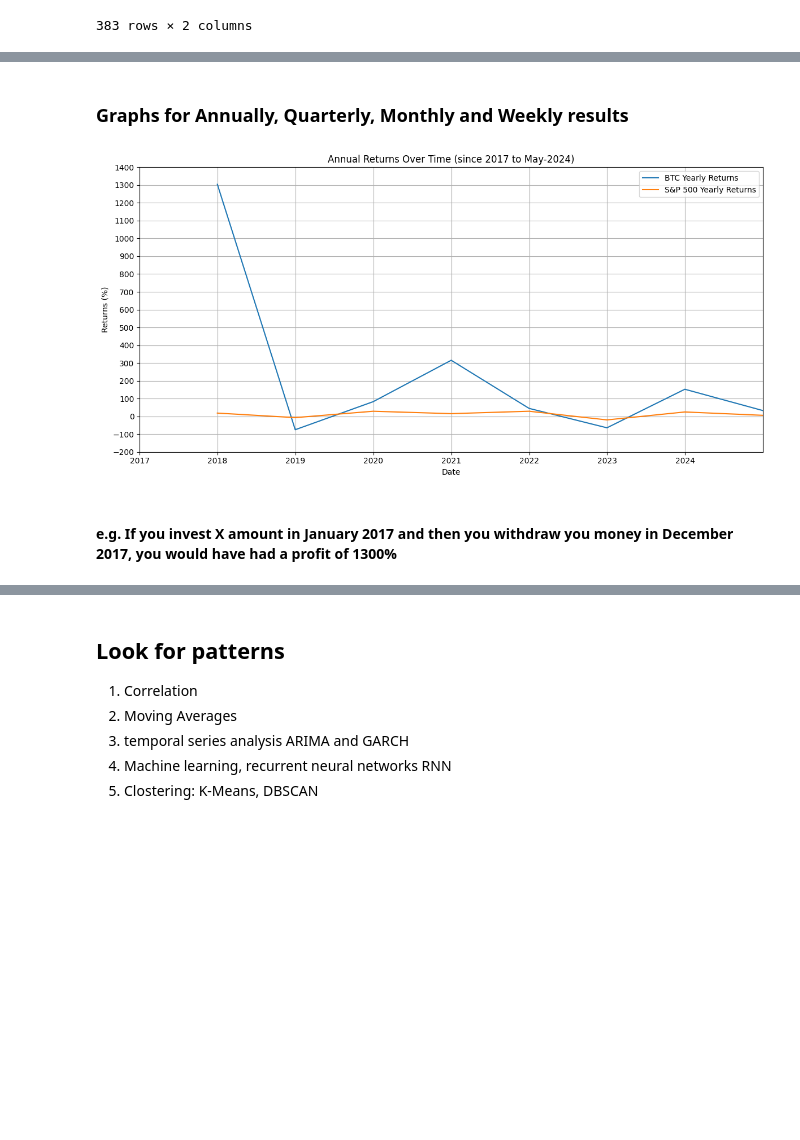
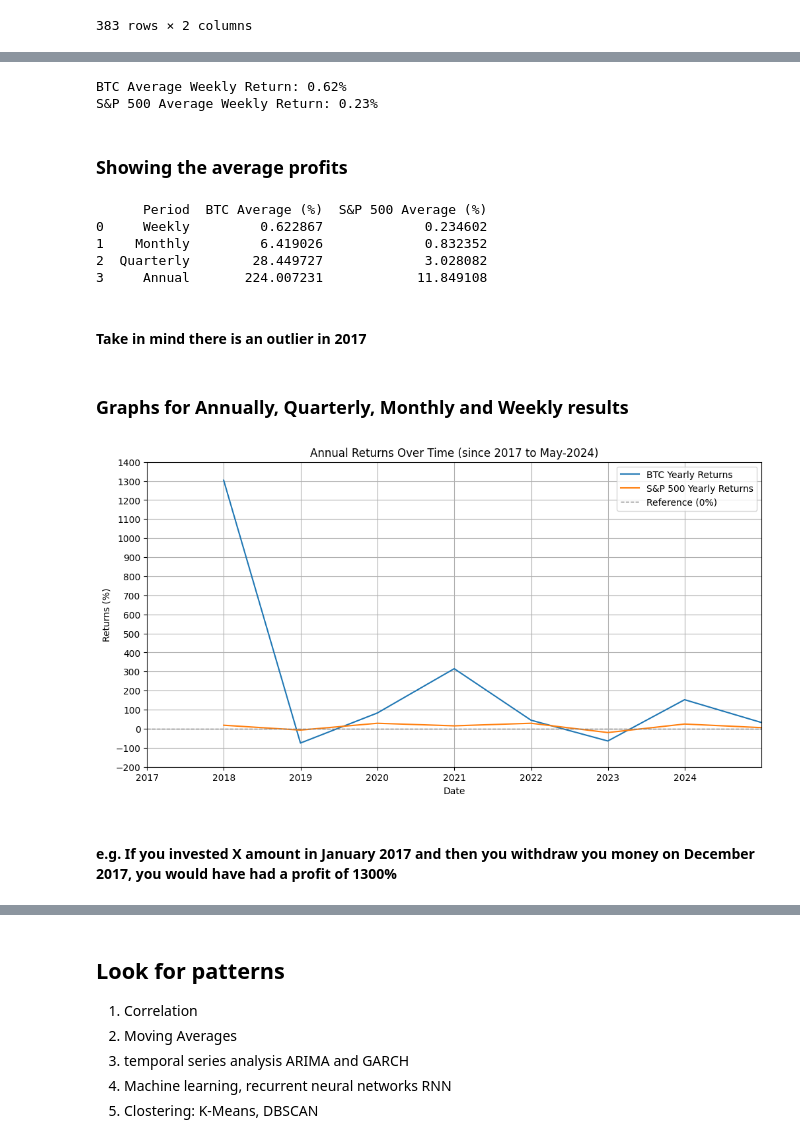
Before and after one commit to AngelDHackerman/BTC-ETH_Data_Analysis, a Jupyter notebook: 5.3_Inshights_Cumulative_Returns.ipynb, the cells around one changed output, grey strips where cells are left out. Cells and saved outputs as stored; diff of their text form; code cells hidden in the pictures; blank space fills up the shorter version.

Commit message:
Created table for the average returns based on temporality

```diff
--- a/5.3_Inshights_Cumulative_Returns.ipynb
+++ b/5.3_Inshights_Cumulative_Returns.ipynb
@@ -181,23 +219,53 @@ change_columns_name(weekly_returns, 'W')
+# %%
+# Average weekly returns for BTC and S&P 500
+weekly_avg_btc = weekly_returns["BTC_Returns_Weekly_%"].mean()
+weekly_avg_sp500 = weekly_returns["SP500_Returns_Weekly_%"].mean()
+
+print(f"BTC Average Weekly Return: {weekly_avg_btc:.2f}%")
+print(f"S&P 500 Average Weekly Return: {weekly_avg_sp500:.2f}%")
+# %% [output]
+BTC Average Weekly Return: 0.62%
+S&P 500 Average Weekly Return: 0.23%
+# %% [markdown]
+### Showing the average profits
+# %%
+average_returns = pd.DataFrame({
+    "Period": ["Weekly", "Monthly", "Quarterly", "Annual"],
+    "BTC Average (%)": [weekly_avg_btc, monthly_avg_btc, quarterly_avg_btc, annual_avg_btc],
+    "S&P 500 Average (%)": [weekly_avg_sp500, monthly_avg_sp500, quarterly_avg_sp500, annual_avg_sp500]
+})
+
+print(average_returns)
+# %% [output]
+      Period  BTC Average (%)  S&P 500 Average (%)
+0     Weekly         0.622867             0.234602
+1    Monthly         6.419026             0.832352
+2  Quarterly        28.449727             3.028082
+3     Annual       224.007231            11.849108
+# %% [markdown]
+#### Take in mind there is an outlier in 2017
 # %% [markdown]
 ### Graphs for Annually, Quarterly, Monthly and Weekly results
 # %%
 plt.figure(figsize=(12, 6))
 plt.plot(annual_returns.index, annual_returns['BTC_Returns_Yearly_%'], label='BTC Yearly Returns')
 plt.plot(annual_returns.index, annual_returns['SP500_Returns_Yearly_%'], label='S&P 500 Yearly Returns')
+
+# Zero line refence
+plt.axhline(0, color='gray', linestyle='--', linewidth=1, label="Reference (0%)")
 
 # Custom Y and X axes
 plt.xlim([pd.to_datetime('2017-01-01'), pd.to_datetime('2024-12-31')])
 plt.ylim(-200, 1400) # Range for Y axe
 plt.yticks(np.arange(-200, 1401, 100)) # using steps of 100
 
 plt.title('Annual Returns Over Time (since 2017 to May-2024)')
 plt.xlabel('Date')
 plt.ylabel('Returns (%)')
 plt.legend()
 plt.grid(True)
-plt.tight_layout()
 plt.show()
 # %% [output]
-[figure, old version]
+[figure, new version]
 # %% [markdown]
-#### e.g. If you invest X amount in January 2017 and then you withdraw you money in December 2017, you would have had a profit of 1300%
+#### e.g. If you invested X amount in January 2017 and then you withdraw you money on December 2017, you would have had a profit of 1300%
```
Also changed, not shown: parts of 14 cells of this notebook.
